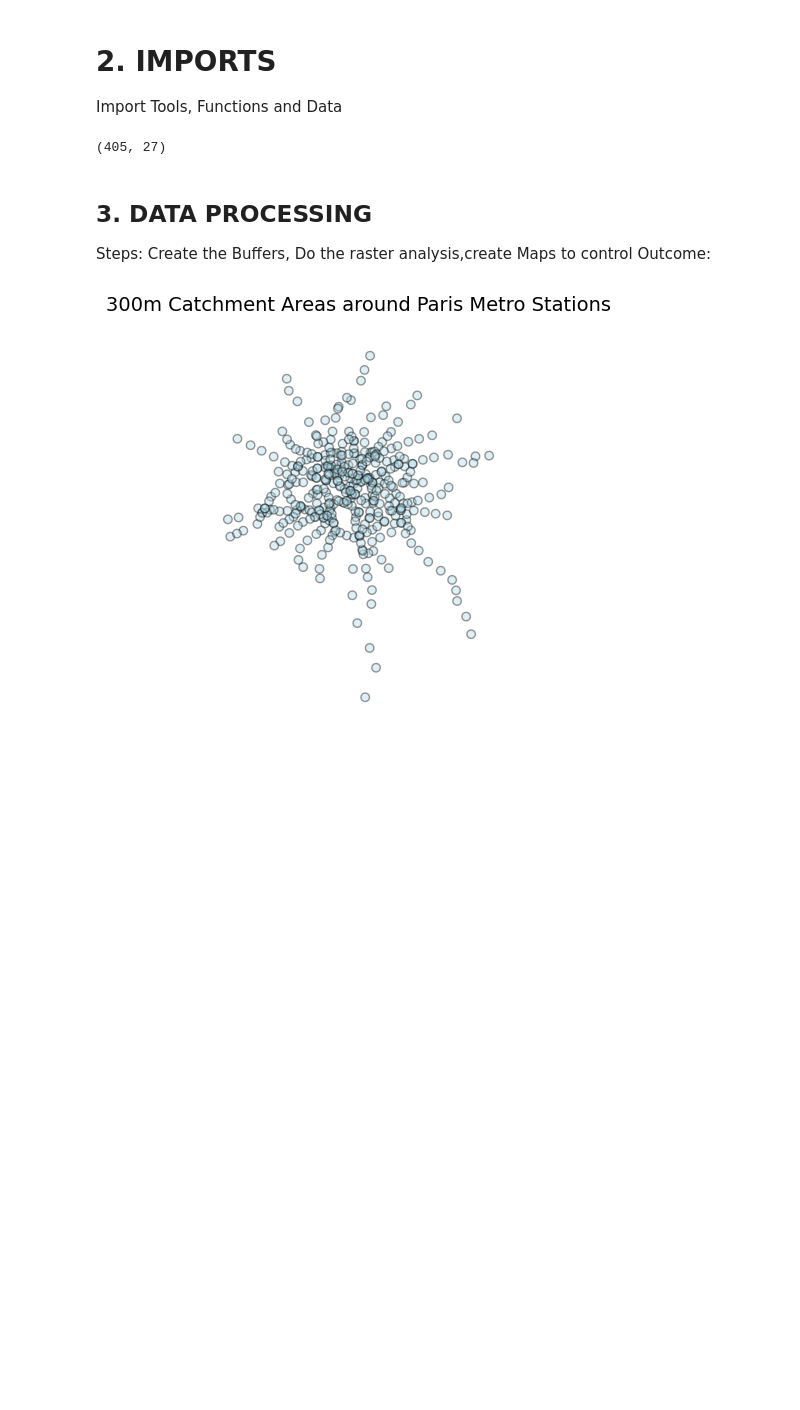
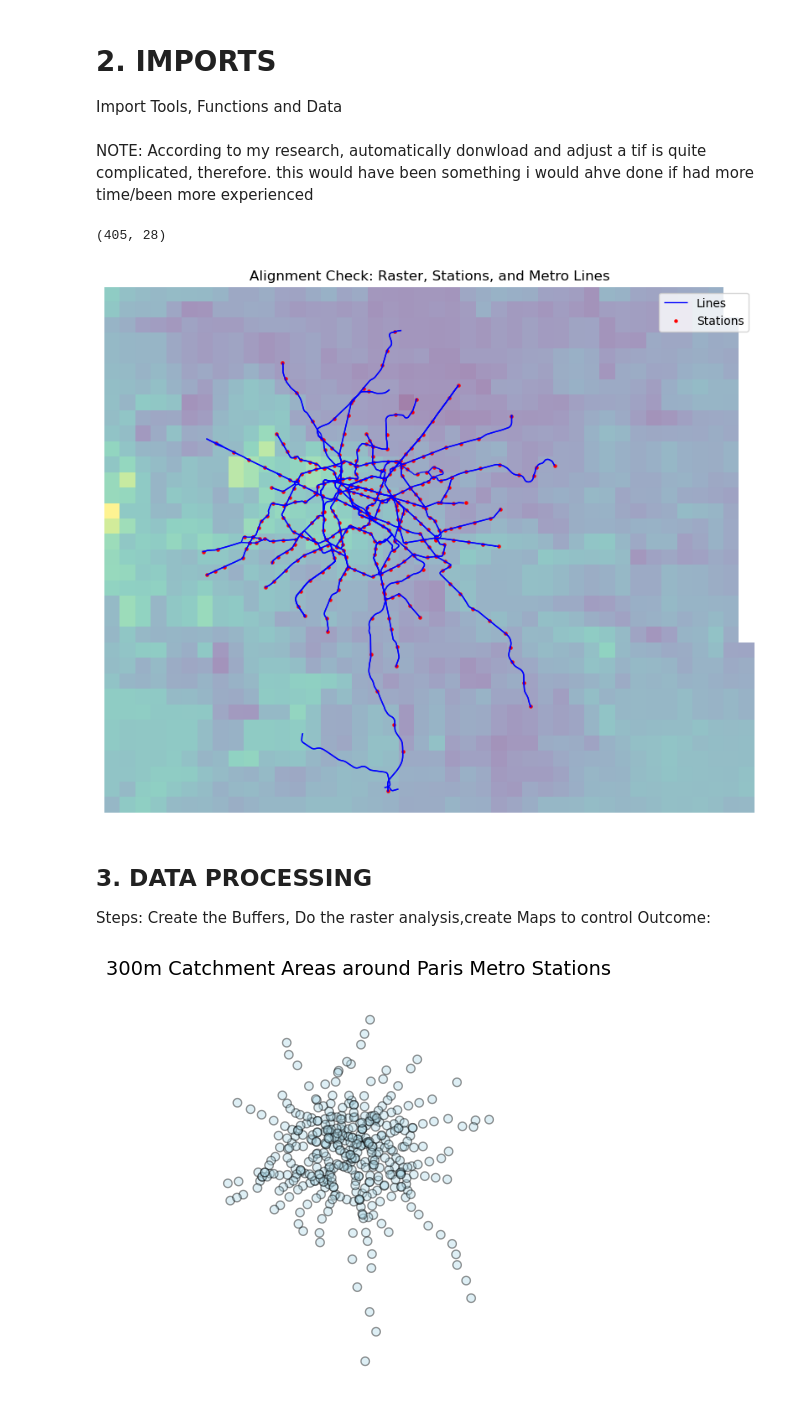
Before and after one commit to tomixmeier/ParisMetro, a Jupyter notebook: notebooks/analysis.ipynb, the cells around one changed output. Saved outputs shown, nothing was run; the diff lists cells and outputs as text; code cells hidden in the pictures; blank space fills up the shorter version.

Commit message:
Added the links as URL, Added the metro lines and included some check up

```diff
--- a/notebooks/analysis.ipynb
+++ b/notebooks/analysis.ipynb
@@ -56,12 +68,38 @@ from src.spatial import reproject_to_metric, create_buffers
+# %% [markdown]
+NOTE: According to my research, automatically donwload and adjust a tif is quite complicated, therefore. this would have been something i would ahve done if had more time/been more experienced
 # %%
-#Import Station Data
-stations = load_stations("../data/raw/Stations/emplacement-des-gares-idf/emplacement-des-gares-idf.shp")
-stations.head()
+#Import Station Dataset
+stations = load_stations(
+    "https://data.iledefrance-mobilites.fr/api/explore/v2.1/catalog/datasets/emplacement-des-gares-idf/exports/geojson"
+)
 stations = reproject_to_metric(stations)
 stations = stations[stations["mode"] == "METRO"]
 stations.shape
 # %% [output]
-(405, 27)
+(405, 28)
+# %%
+#Import Metro Lines
+metro_lines_url = "https://magosm.magellium.com/geoserver/wfs?request=GetFeature&version=2.0.0&count=500000&outputFormat=application/json&typeName=magosm:subway_routes_line&srsName=EPSG:3857&bbox=-1538728.3025657746,4558105.012117158,2570526.338045301,6805965.139927621"
+metro_lines = load_metro_lines(metro_lines_url)
+metro_lines = reproject_to_metric(metro_lines)
+metro_lines_paris = metro_lines[
+    metro_lines["operator"] == "RATP"
+].copy()
+# %%
+#Checkup Map to see if Raster, Stations and Lines are in the same System
+fig, ax = plt.subplots(figsize=(10,10))
+# Raster anzeigen
+with rasterio.open(income_raster_path) as src:
+    show(src, ax=ax, cmap="viridis", alpha=0.5)
+metro_lines_paris.plot(ax=ax, color="blue", linewidth=1, label="Lines")
+stations.plot(ax=ax, color="red", markersize=5, label="Stations")
+ax.set_title("Alignment Check: Raster, Stations, and Metro Lines")
+ax.set_axis_off()
+
+plt.legend()
+plt.show()
+# %% [output]
+[figure, added]
 # %% [markdown]
 ## 3. DATA PROCESSING
 Steps: Create the Buffers, Do the raster analysis,create Maps to control
```
Also changed, not shown: parts of 18 cells of this notebook, 3 other files.
